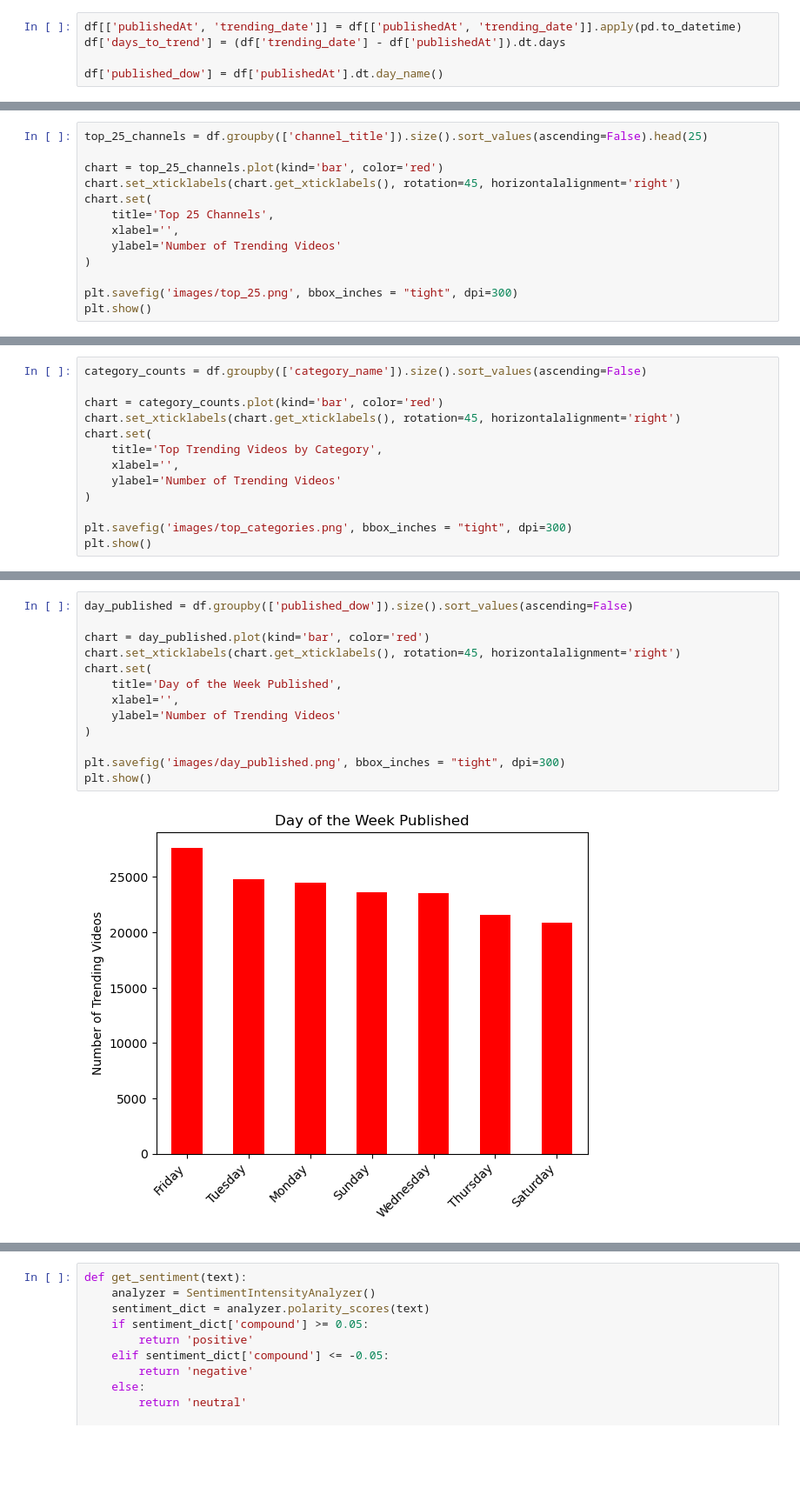
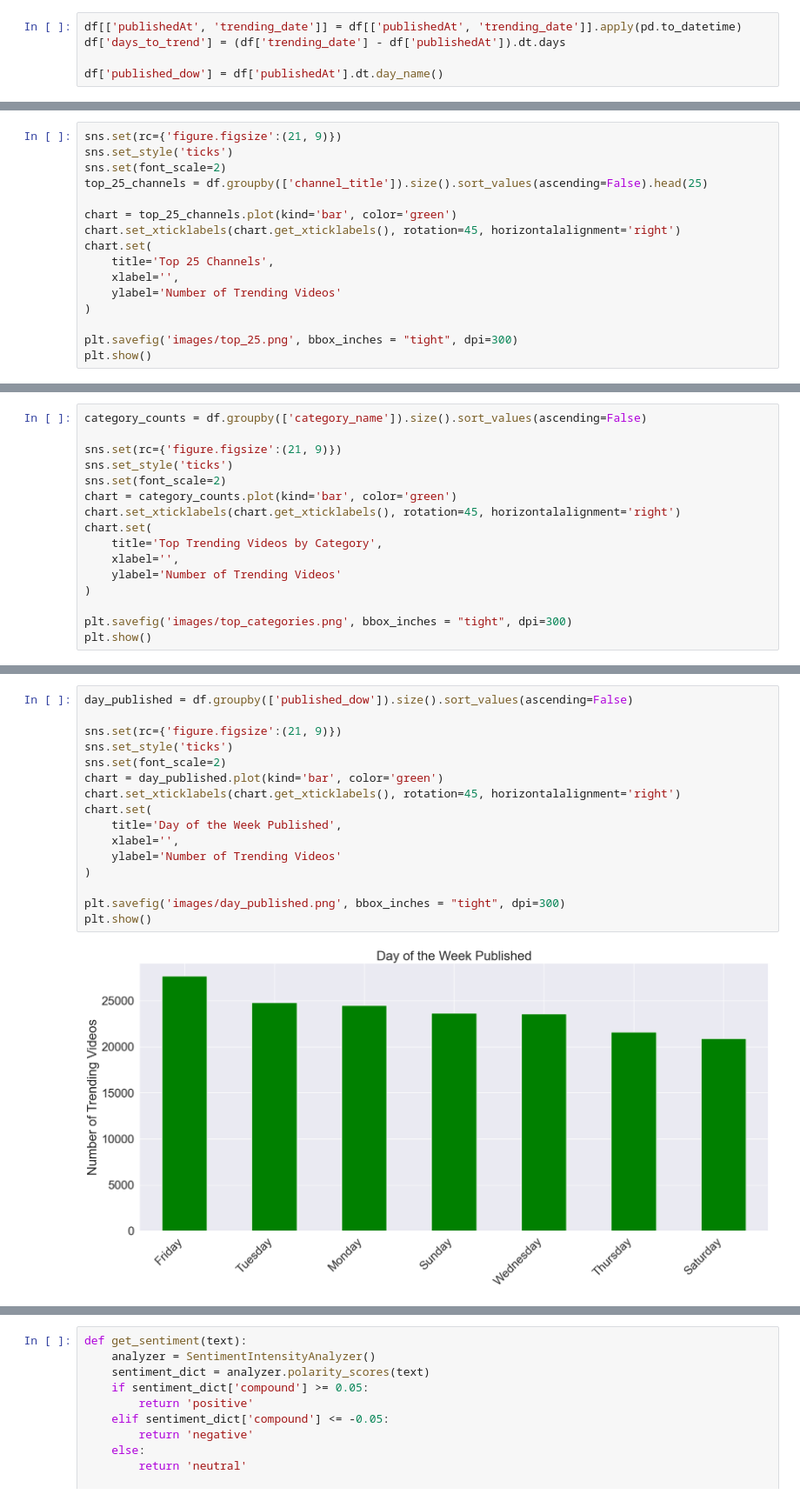
Before and after one commit to rcolby/dscapstone, a Jupyter notebook: YouTube Sentiment Analysis.ipynb, the cells around one changed output, grey strips where cells are left out. Shown at 87% size. Cells and saved outputs as stored; diff of their text form; blank space fills up the shorter version.

```diff
--- a/YouTube Sentiment Analysis.ipynb
+++ b/YouTube Sentiment Analysis.ipynb
@@ -52,7 +53,10 @@ Number of entries:      166590
 # %%
+sns.set(rc={'figure.figsize':(21, 9)})
+sns.set_style('ticks')
+sns.set(font_scale=2)
 top_25_channels = df.groupby(['channel_title']).size().sort_values(ascending=False).head(25)
 
-chart = top_25_channels.plot(kind='bar', color='red')
+chart = top_25_channels.plot(kind='bar', color='green')
 chart.set_xticklabels(chart.get_xticklabels(), rotation=45, horizontalalignment='right')
 chart.set(
     title='Top 25 Channels',
@@ -67,7 +71,10 @@ plt.show()
 # %%
 category_counts = df.groupby(['category_name']).size().sort_values(ascending=False)
 
-chart = category_counts.plot(kind='bar', color='red')
+sns.set(rc={'figure.figsize':(21, 9)})
+sns.set_style('ticks')
+sns.set(font_scale=2)
+chart = category_counts.plot(kind='bar', color='green')
 chart.set_xticklabels(chart.get_xticklabels(), rotation=45, horizontalalignment='right')
 chart.set(
     title='Top Trending Videos by Category',
@@ -82,15 +89,18 @@ plt.show()
 # %%
 day_published = df.groupby(['published_dow']).size().sort_values(ascending=False)
 
-chart = day_published.plot(kind='bar', color='red')
+sns.set(rc={'figure.figsize':(21, 9)})
+sns.set_style('ticks')
+sns.set(font_scale=2)
+chart = day_published.plot(kind='bar', color='green')
 chart.set_xticklabels(chart.get_xticklabels(), rotation=45, horizontalalignment='right')
 chart.set(
     title='Day of the Week Published',
     xlabel='',
     ylabel='Number of Trending Videos'
 )
 
 plt.savefig('images/day_published.png', bbox_inches = "tight", dpi=300)
 plt.show()
 # %% [output]
-[figure, old version]
+[figure, new version]
```
Also changed, not shown: parts of 7 cells of this notebook.
